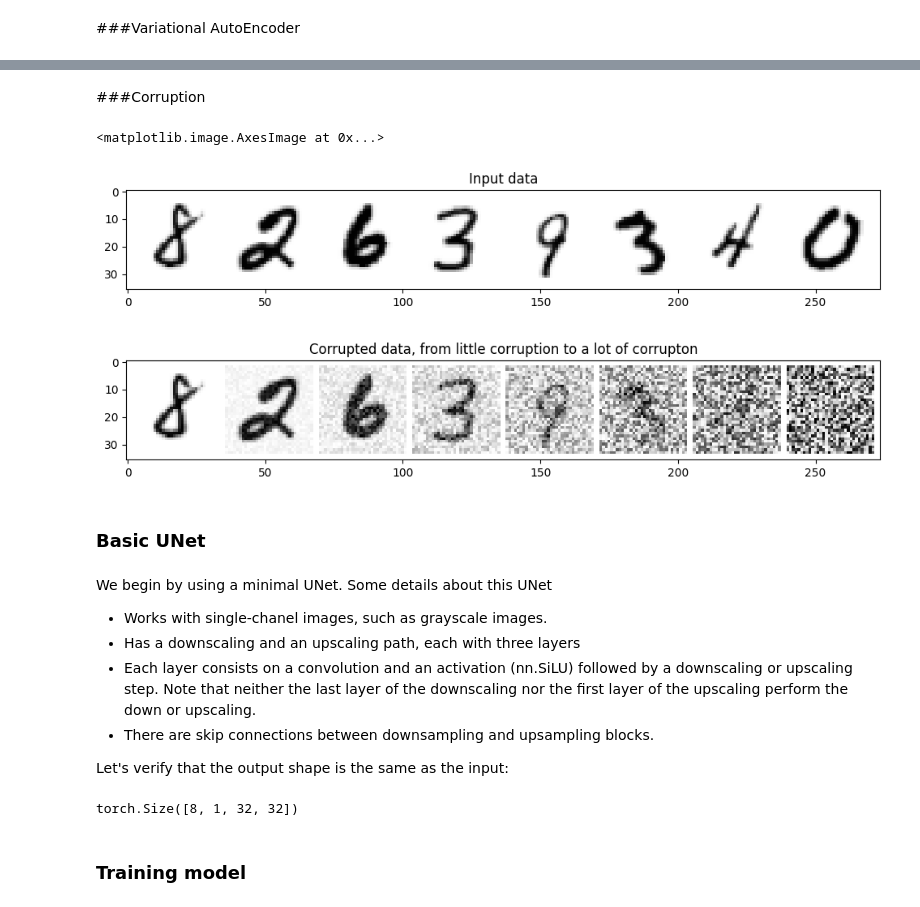
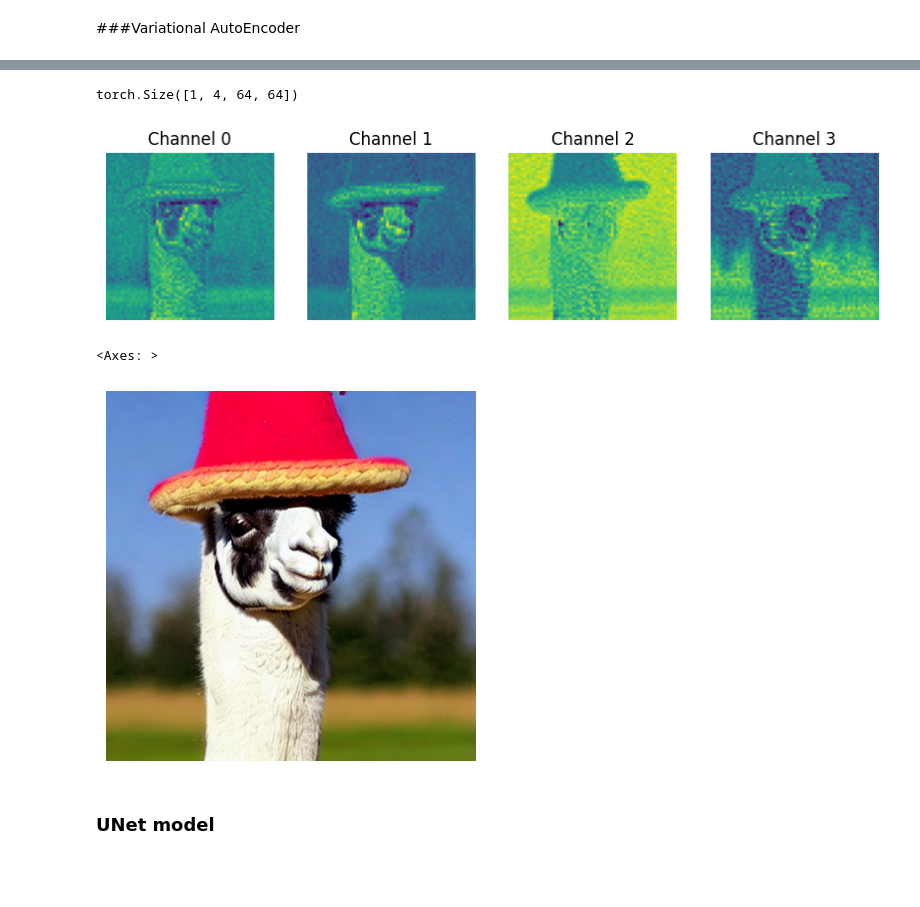
Before and after one commit to rahiakela/genai-research-and-practice, a Jupyter notebook: hands-on-generative-ai-with-transformers-and-diffusion-models/05_stable_diffusion_model.ipynb, the cells around one changed output, grey strips where cells are left out. Cells and saved outputs as stored; diff of their text form; code cells hidden in the pictures; blank space fills up the shorter version.

```diff
--- a/hands-on-generative-ai-with-transformers-and-diffusion-models/05_stable_diffusion_model.ipynb
+++ b/hands-on-generative-ai-with-transformers-and-diffusion-models/05_stable_diffusion_model.ipynb
@@ -293,2 +297,0 @@ Input shape: torch.Size([8, 1, 32, 32])
-# %% [markdown]
-###Corruption
@@ -301,38 +298,35 @@ def corrupt(x, noise, amount):
-# %%
-# Let's visualize the effect of applying noise to the images.
-
-# Plotting the input data
-fig, axs = plt.subplots(2, 1, figsize=(12, 5))
-axs[0].set_title("Input data")
-axs[0].imshow(torchvision.utils.make_grid(imgs)[0], cmap="Greys")
-
-# Adding noise (we go from little corruption to a lot)
-amount = torch.linspace(0, 1, imgs.shape[0])
-noise = torch.rand_like(imgs)
-noised_x = corrupt(imgs, noise, amount)
-
-# Plotting the noised version
-axs[1].set_title("Corrupted data, from little corruption to a lot of corrupton")
-axs[1].imshow(torchvision.utils.make_grid(noised_x)[0], cmap="Greys")
-# %% [output]
-<matplotlib.image.AxesImage at 0x...>
-[figure, removed]
+# %%
+with torch.inference_mode():
+  # Process image
+  tensor_im = transforms.ToTensor()(img).unsqueeze(0).to(device) * 2 - 1
+  tensor_im = tensor_im.half() # convert from float32 to float16
+
+  # Encode image
+  latent = pipe.vae.encode(tensor_im)
+
+  # Sample from the latent distribution
+  latents = latent.latent_dist.sample()
+  latents = latents * 0.18215 # Scale the latent vector
+print(latents.shape)
+# %% [output]
+torch.Size([1, 4, 64, 64])
+# %%
+show_images(
+    [l.cpu() for l in latents[0]],
+    titles=[f"Channel {i}" for i in range(latents.shape[1])],
+    ncols=4,
+    figsize=(10, 2.5)
+)
+# %% [output]
+[figure, added]
+# %%
+with torch.inference_mode():
+  # Decode the latent image
+  image = pipe.vae.decode(latents / 0.18215).sample
+image = (image / 2 + 0.5).clamp(0, 1)
+show_image(image[0].float())
+# %% [output]
+<Axes: >
+[figure, added]
 # %% [markdown]
-### Basic UNet
+### UNet model
-# %% [markdown]
-We begin by using a minimal UNet. Some details about this UNet
-
-- Works with single-chanel images, such as grayscale images.
-- Has a downscaling and an upscaling path, each with three layers
-- Each layer consists on a convolution and an activation (nn.SiLU) followed by a downscaling or upscaling step. Note that neither the last layer of the downscaling nor the first layer of the upscaling perform the down or upscaling.
-- There are skip connections between downsampling and upsampling blocks.
-
-Let's verify that the output shape is the same as the input:
-# %%
-net = BasicUNet()
-x = torch.rand(8, 1, 32, 32)
-print(net(x).shape)
-# %% [output]
-torch.Size([8, 1, 32, 32])
-# %% [markdown]
-### Training model
```
Also changed, not shown: parts of 21 cells of this notebook.
